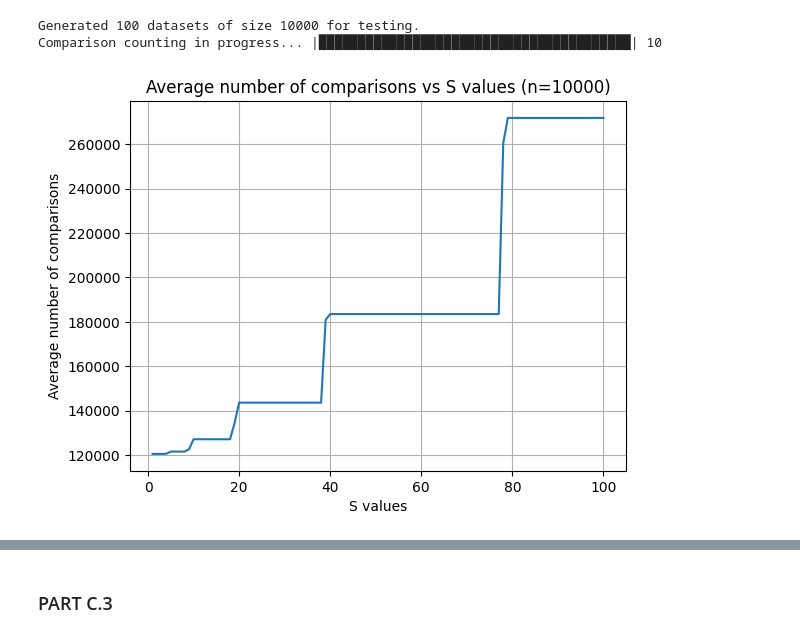
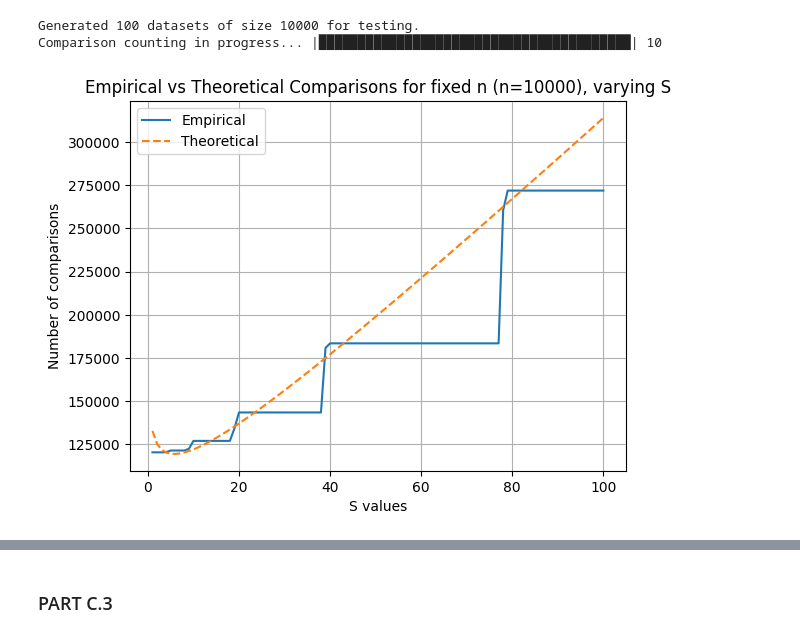
Before and after one commit to maejikal/SC2001-Algorithm-Lab, a Jupyter notebook: lab1/project1.ipynb, the cells around one changed output, grey strips where cells are left out. Drawn from its saved outputs; the diff is of its cells as text; code cells hidden in the pictures.

```diff
--- a/lab1/project1.ipynb
+++ b/lab1/project1.ipynb
@@ -92,0 +117,16 @@ def generate_datasets_n(size,number_of_datasets,x):
+# %%
+S_fixed = 20
+n_values = [1000,5000,10000,50000,100000,500000,1000000,5000000,10000000]
+comps_n_dict = {}
+trials = 5
+with alive_bar(len(n_values), title="Comparison counting for fixed S...", force_tty=True) as bar:
+    for n in n_values:
+        avg_comps = 0
+        for _ in range(trials):
+            dataset = [random.randint(0, 10**9) for _ in range(n)]
+            _, comps = integrate(dataset, S_fixed)
+            avg_comps += comps
+        comps_n_dict[n] = avg_comps / trials
+        bar()
+
+theoretical_results_n = {n: theoretical_comparisons(n, S_fixed) for n in n_values}
@@ -100,7 +157,7 @@ theoretical analysis of the time complexity.
 # Testing on input size n
 n = 10000
 number_of_datasets = 100
-x = 1000000000
+x = 100000000
 # generate 100 datasets of size n
 datasets_c_2 = generate_datasets_n(n, number_of_datasets, x)
 print(f"Generated {len(datasets_c_2)} datasets of size {n} for testing.") # can be reused for testing
@@ -118,15 +175,21 @@ Generated 100 datasets of size 10000 for testing.
 Comparison counting in progress... |████████████████████████████████████████| 10
 # %%
 # Plotting average comparisons against varying S values
+# n and s were definied earlier, n = 10000, s = [x for x in range(1,101)]
+theoretical_results_s = {S: theoretical_comparisons(n, S) for S in s}
 
-plt.plot(list(comps_hyb_dict.keys()), list(comps_hyb_dict.values()))
+# plotting empirical vs theoretical results
+plt.plot(list(comps_hyb_dict.keys()), list(comps_hyb_dict.values()), label="Empirical")
+plt.plot(list(theoretical_results_s.keys()), list(theoretical_results_s.values()), label="Theoretical", linestyle="--")
+
 plt.xlabel("S values")
-plt.ylabel("Average number of comparisons")
-plt.title(f"Average number of comparisons vs S values (n={n})")
-plt.grid()
+plt.ylabel("Number of comparisons")
+plt.title(f"Empirical vs Theoretical Comparisons for fixed n (n={n}), varying S")
+plt.legend()
+plt.grid(True)
 plt.show()
 # %% [output]
-[figure, old version]
+[figure, new version]
 # %%
 for j in datasets_c_2:
     # print(j)
```
Also changed, not shown: parts of 9 cells of this notebook, 1 other file.
